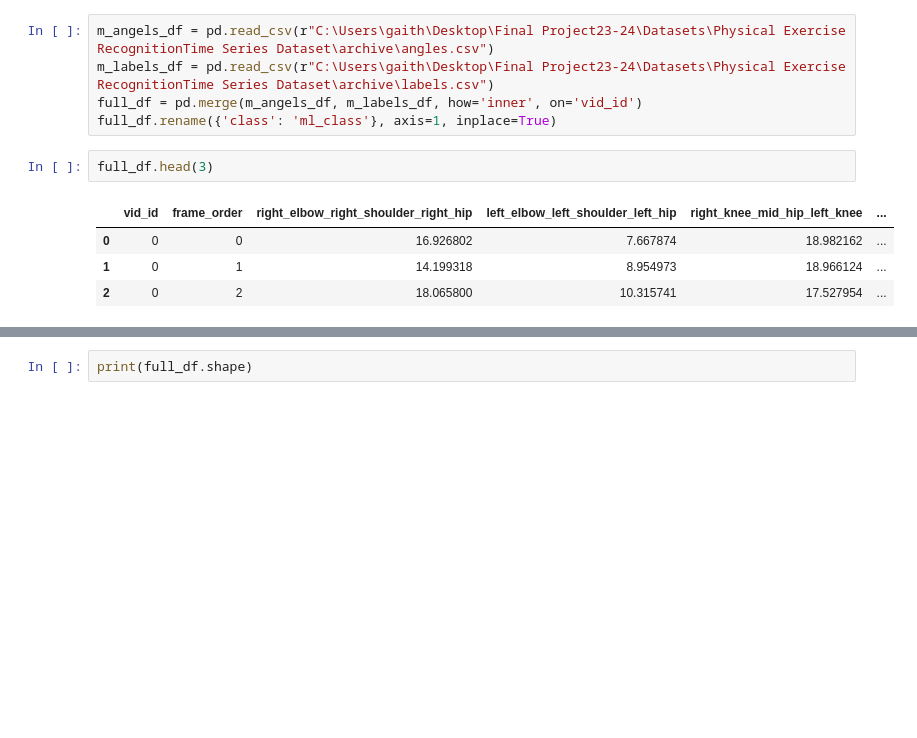
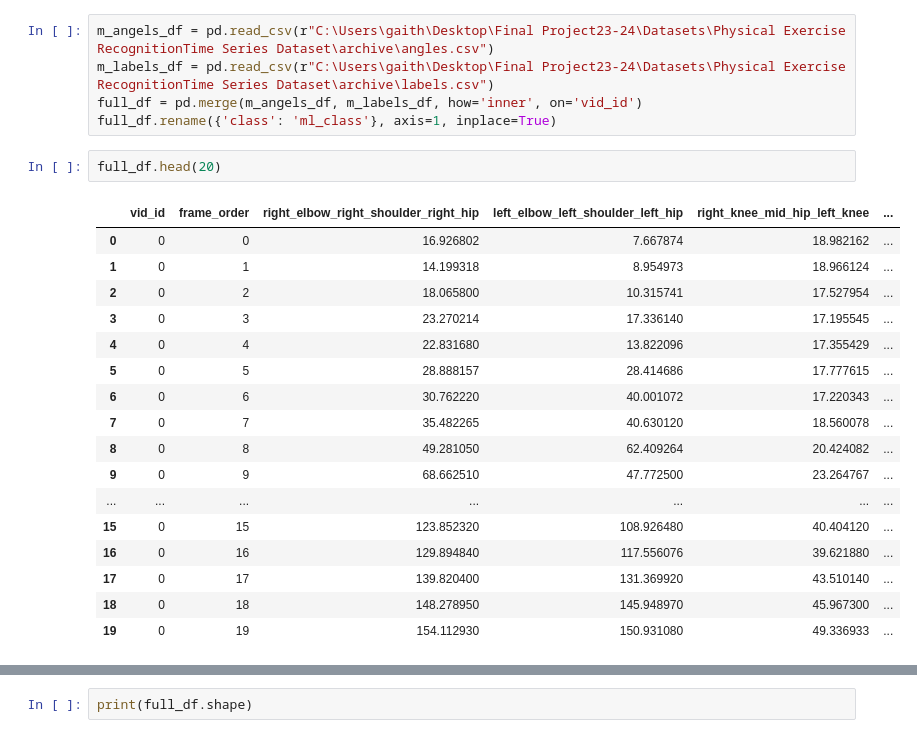
Before and after one commit to GhaithAshkar/Virtual-Gym, a Jupyter notebook: model/gym_ai_model_training v2-checkpoint.ipynb, the cells around one changed output, grey strips where cells are left out. Drawn from its saved outputs; the diff is of its cells as text; blank space fills up the shorter version.

```diff
--- a/model/gym_ai_model_training v2-checkpoint.ipynb
+++ b/model/gym_ai_model_training v2-checkpoint.ipynb
@@ -28,9 +31,22 @@ m_labels_df = pd.read_csv(r"C:\Users\gaith\Desktop\Final Project23-24\Datasets\P
 full_df = pd.merge(m_angels_df, m_labels_df, how='inner', on='vid_id')
 full_df.rename({'class': 'ml_class'}, axis=1, inplace=True)
 # %%
-full_df.head(3)
+full_df.head(20)
 # %% [output]
 |  | vid_id | frame_order | right_elbow_right_shoulder_right_hip | left_elbow_left_shoulder_left_hip | right_knee_mid_hip_left_knee | ... |
 | 0 | 0 | 0 | 16.926802 | 7.667874 | 18.982162 | ... |
 | 1 | 0 | 1 | 14.199318 | 8.954973 | 18.966124 | ... |
 | 2 | 0 | 2 | 18.065800 | 10.315741 | 17.527954 | ... |
+| 3 | 0 | 3 | 23.270214 | 17.336140 | 17.195545 | ... |
+| 4 | 0 | 4 | 22.831680 | 13.822096 | 17.355429 | ... |
+| 5 | 0 | 5 | 28.888157 | 28.414686 | 17.777615 | ... |
+| 6 | 0 | 6 | 30.762220 | 40.001072 | 17.220343 | ... |
+| 7 | 0 | 7 | 35.482265 | 40.630120 | 18.560078 | ... |
+| 8 | 0 | 8 | 49.281050 | 62.409264 | 20.424082 | ... |
+| 9 | 0 | 9 | 68.662510 | 47.772500 | 23.264767 | ... |
+| ... | ... | ... | ... | ... | ... | ... |
+| 15 | 0 | 15 | 123.852320 | 108.926480 | 40.404120 | ... |
+| 16 | 0 | 16 | 129.894840 | 117.556076 | 39.621880 | ... |
+| 17 | 0 | 17 | 139.820400 | 131.369920 | 43.510140 | ... |
+| 18 | 0 | 18 | 148.278950 | 145.948970 | 45.967300 | ... |
+| 19 | 0 | 19 | 154.112930 | 150.931080 | 49.336933 | ... |
```
Also changed, not shown: parts of 13 cells of this notebook, 6 other files.
